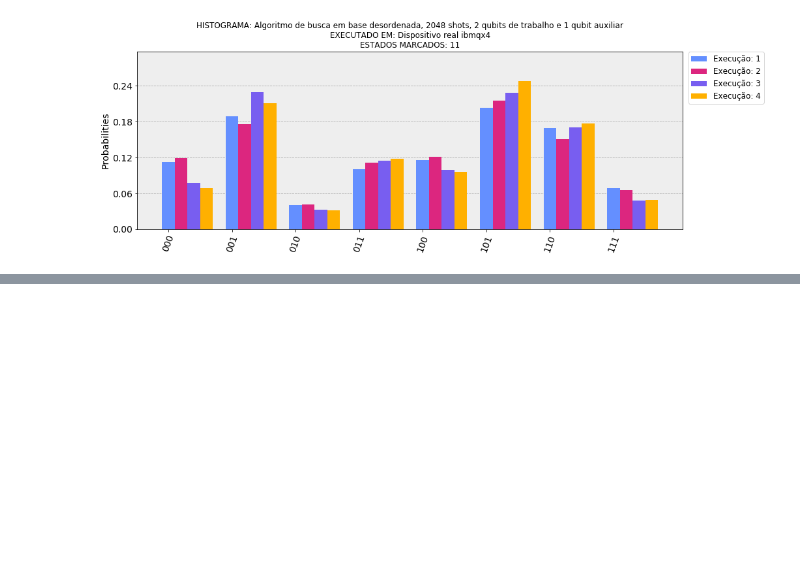
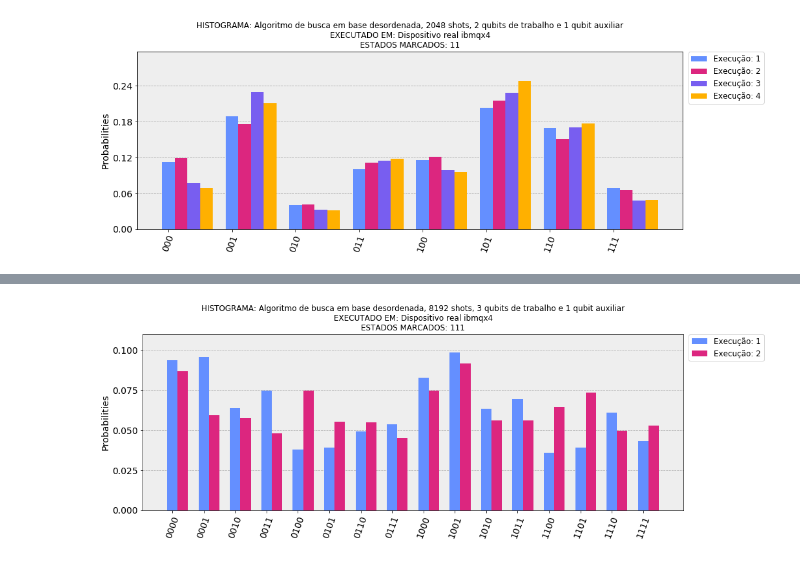
Before and after one commit to L30n4rd0/quantum-computing-codes, a Jupyter notebook: QisKit/notebooks/qiskit_histogram_cqd_search_data_base_item_on_ibmqx4.ipynb, the cells around one changed output, grey strips where cells are left out. Saved outputs shown, nothing was run; the diff lists cells and outputs as text; code cells hidden in the pictures; blank space fills up the shorter version.

```diff
--- a/QisKit/notebooks/qiskit_histogram_cqd_search_data_base_item_on_ibmqx4.ipynb
+++ b/QisKit/notebooks/qiskit_histogram_cqd_search_data_base_item_on_ibmqx4.ipynb
@@ -144,0 +191,38 @@ plot_histogram(
+# %%
+python_module = "qiskit_cqd_search_data_base_backend"
+algorithm = "Algoritmo de busca em base desordenada"
+shots = 8 * 1024
+work_qubits = 3
+auxiliaries_qubits = 1
+backend_name = "ibmqx4"
+backend_type = "Dispositivo real"
+marked_states = "111"
+# %%
+executions_counts = [
+    {'0100': 310, '0011': 613, '1010': 519, '0111': 438, '1111': 352, '1100': 294, '1011': 569, '1101': 319, '0010': 522, '0000': 767, '1000': 678, '0101': 319, '0001': 784, '1001': 806, '1110': 498, '0110': 404},
+    {'1000': 612, '0101': 451, '0001': 485, '1100': 528, '1111': 433, '1101': 600, '0110': 450, '0100': 611, '0111': 370, '1110': 407, '1001': 750, '0011': 394, '0010': 472, '0000': 710, '1010': 459, '1011': 460}
+]
+# %%
+# Plot results with legend
+
+legend = []
+
+for index in range(len(executions_counts)):
+    legend.append("Execução: " + str(index + 1))
+# %%
+# Plot graph
+plot_histogram(
+    data = executions_counts,
+    figsize = (15,5),
+    color = None,
+    number_to_keep = None,
+    sort = 'asc',
+    legend = legend,
+    bar_labels = False,
+    title = "HISTOGRAMA: " + algorithm + ", " + str(shots) + " shots, " +
+            str(work_qubits) + " qubits de trabalho e " + str(auxiliaries_qubits) + " qubit auxiliar" +
+            "\nEXECUTADO EM: " + backend_type + " " + backend_name +
+            "\nESTADOS MARCADOS: " + marked_states
+)
+# %% [output]
+[figure, added]
```
Also changed, not shown: parts of 14 cells of this notebook.
